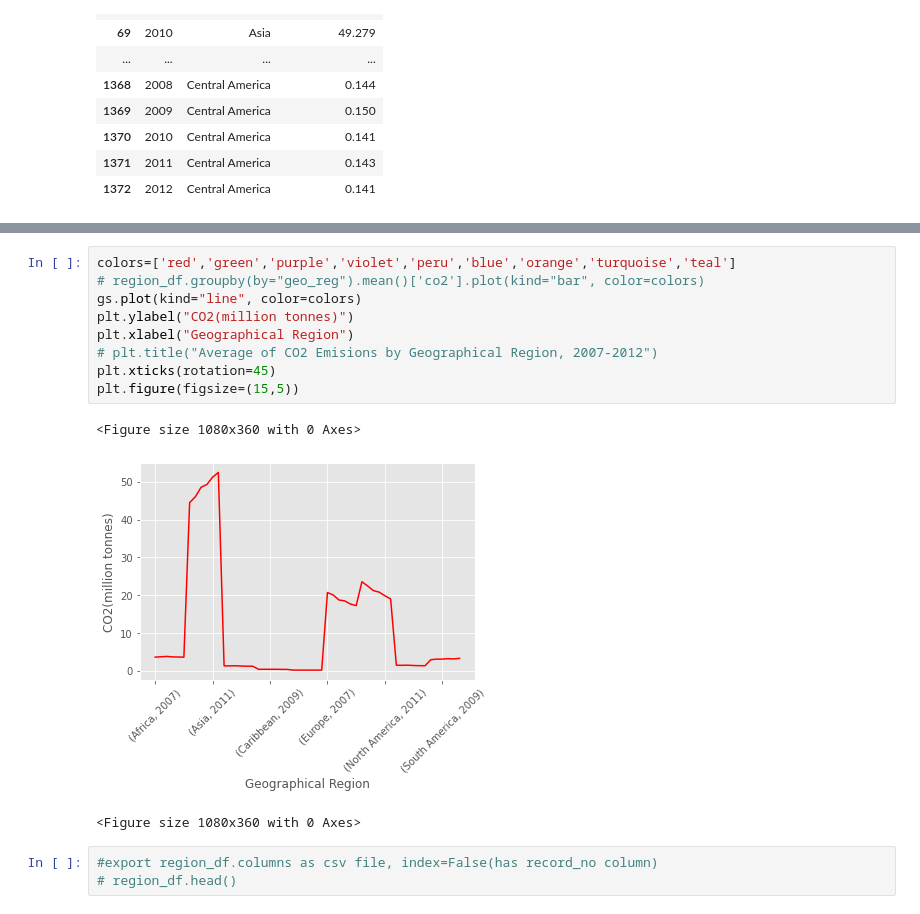
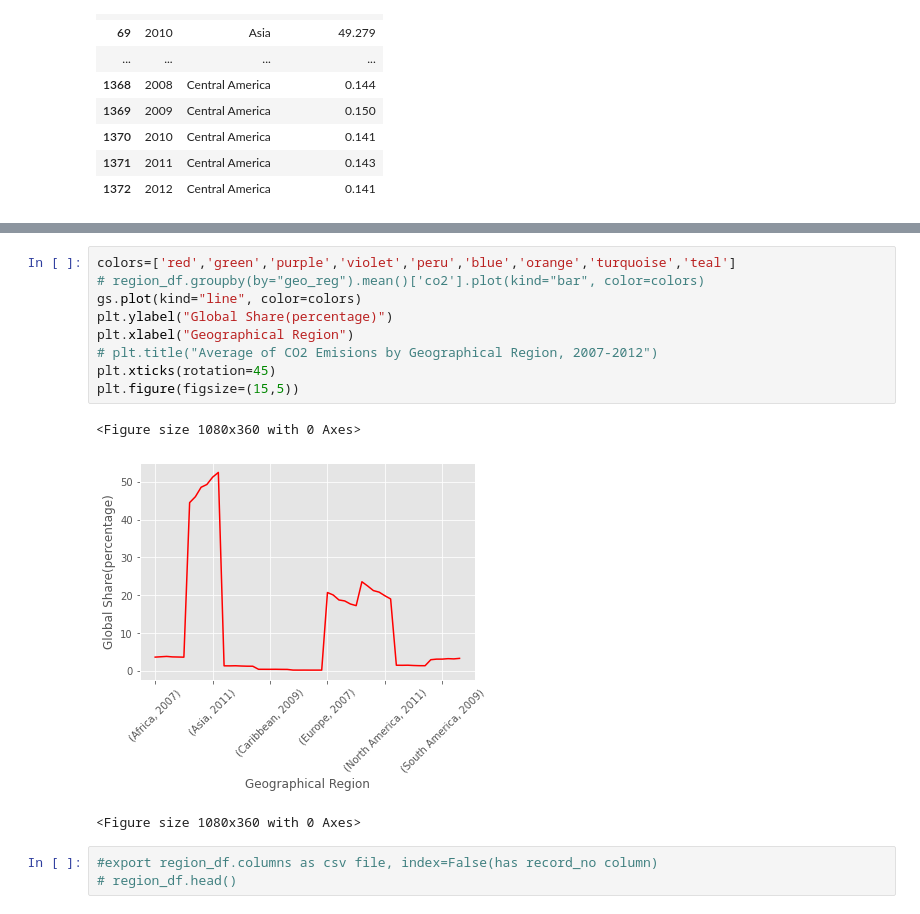
Before and after one commit to SoWhitIs/world_events_emissions, a Jupyter notebook: dev/script/eda/4_additional_EDA_geographic_region_plot_wdg.ipynb, the cells around one changed output, grey strips where cells are left out. Cells and saved outputs as stored; diff of their text form.

Commit message:
new plot code-title

```diff
--- a/dev/script/eda/4_additional_EDA_geographic_region_plot_wdg.ipynb
+++ b/dev/script/eda/4_additional_EDA_geographic_region_plot_wdg.ipynb
@@ -752,15 +752,15 @@ Name: share_global_co2, dtype: float64
 # %%
 colors=['red','green','purple','violet','peru','blue','orange','turquoise','teal']
 # region_df.groupby(by="geo_reg").mean()['co2'].plot(kind="bar", color=colors)
 gs.plot(kind="line", color=colors)
-plt.ylabel("CO2(million tonnes)")
+plt.ylabel("Global Share(percentage)")
 plt.xlabel("Geographical Region")
 # plt.title("Average of CO2 Emisions by Geographical Region, 2007-2012")
 plt.xticks(rotation=45)
 plt.figure(figsize=(15,5))
 # %% [output]
 <Figure size 1080x360 with 0 Axes>
-[figure, old version]
+[figure, new version]
 <Figure size 1080x360 with 0 Axes>
 # %%
 #export region_df.columns as csv file, index=False(has record_no column)
```
